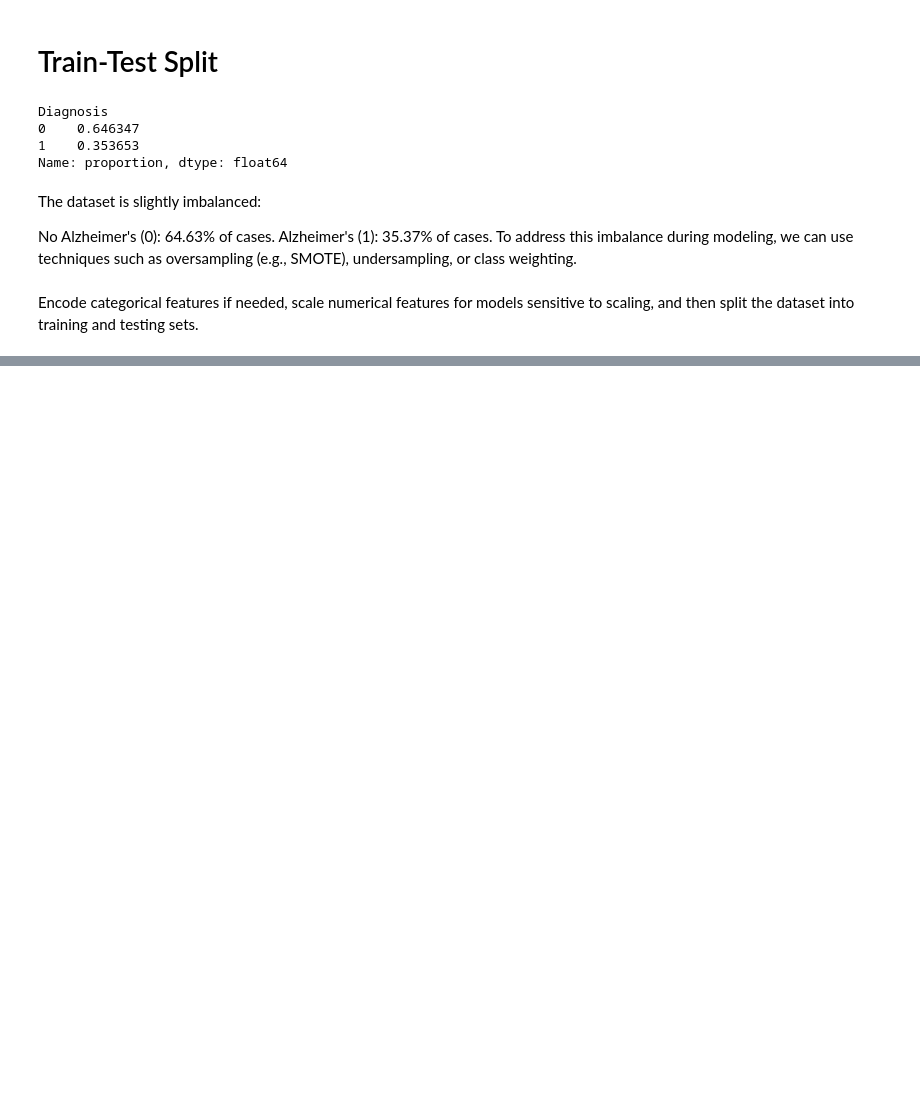
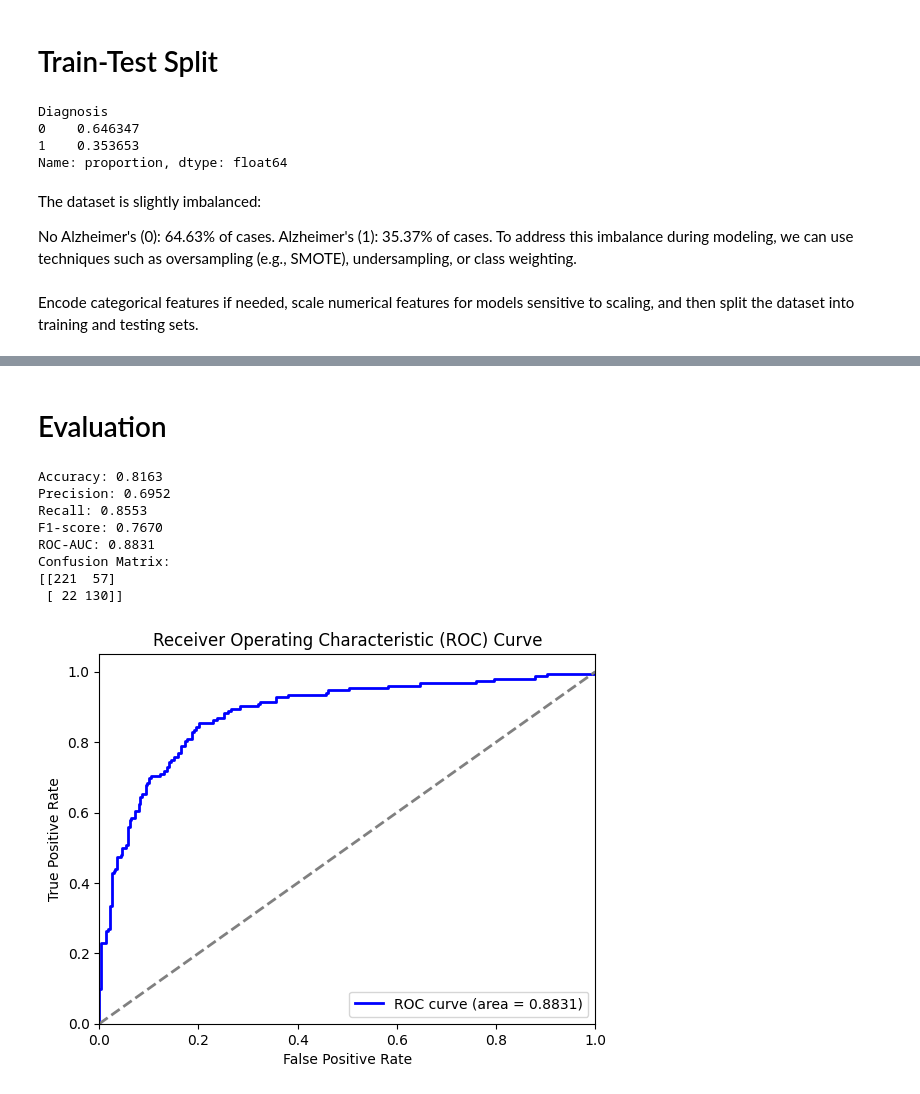
Before and after one commit to Kaniii21/Classification-of-Alzheimer-s-Disease, a Jupyter notebook: notebooks/main.ipynb, the cells around one changed output, grey strips where cells are left out. Drawn from its saved outputs; the diff is of its cells as text; code cells hidden in the pictures; blank space fills up the shorter version.

```diff
--- a/notebooks/main.ipynb
+++ b/notebooks/main.ipynb
@@ -109,0 +127,19 @@ Note: you may need to restart the kernel to use updated packages.
+# %%
+from sklearn.linear_model import LogisticRegression
+from sklearn.metrics import classification_report, confusion_matrix, accuracy_score
+
+# Initialize and train Logistic Regression model
+log_reg_model = LogisticRegression(random_state=42, class_weight='balanced')
+log_reg_model.fit(X_train_scaled, y_train)
+
+# Predict on the test set
+y_pred = log_reg_model.predict(X_test_scaled)
+
+# Evaluate the model
+log_reg_accuracy = accuracy_score(y_test, y_pred)
+log_reg_classification_report = classification_report(y_test, y_pred)
+log_reg_confusion_matrix = confusion_matrix(y_test, y_pred)
+
+print("Logistic Regression Accuracy:", log_reg_accuracy)
+print("\nClassification Report:\n", log_reg_classification_report)
+print("\nConfusion Matrix:\n", log_reg_confusion_matrix)
@@ -109,0 +283,52 @@ Note: you may need to restart the kernel to use updated packages.
+# %% [markdown]
+# Evaluation
+# %%
+from sklearn.metrics import accuracy_score, precision_score, recall_score, f1_score, roc_auc_score, roc_curve, confusion_matrix
+
+# Assuming you have predictions and actual labels
+y_pred = log_reg_model.predict(X_test_scaled)
+y_proba = log_reg_model.predict_proba(X_test_scaled)[:, 1]
+
+# Calculate evaluation metrics
+accuracy = accuracy_score(y_test, y_pred)
+precision = precision_score(y_test, y_pred)
+recall = recall_score(y_test, y_pred)
+f1 = f1_score(y_test, y_pred)
+roc_auc = roc_auc_score(y_test, y_proba)
+
+# Print evaluation metrics
+print(f'Accuracy: {accuracy:.4f}')
+print(f'Precision: {precision:.4f}')
+print(f'Recall: {recall:.4f}')
+print(f'F1-score: {f1:.4f}')
+print(f'ROC-AUC: {roc_auc:.4f}')
+
+# Confusion Matrix
+conf_matrix = confusion_matrix(y_test, y_pred)
+print('Confusion Matrix:')
+print(conf_matrix)
+
+# Plot ROC Curve
+import matplotlib.pyplot as plt
+
+fpr, tpr, _ = roc_curve(y_test, y_proba)
+plt.figure()
+plt.plot(fpr, tpr, color='blue', lw=2, label='ROC curve (area = %0.4f)' % roc_auc)
+plt.plot([0, 1], [0, 1], color='grey', lw=2, linestyle='--')
+plt.xlim([0.0, 1.0])
+plt.ylim([0.0, 1.05])
+plt.xlabel('False Positive Rate')
+plt.ylabel('True Positive Rate')
+plt.title('Receiver Operating Characteristic (ROC) Curve')
+plt.legend(loc="lower right")
+plt.show()
+# %% [output]
+Accuracy: 0.8163
+Precision: 0.6952
+Recall: 0.8553
+F1-score: 0.7670
+ROC-AUC: 0.8831
+Confusion Matrix:
+[[221  57]
+ [ 22 130]]
+[figure, added]
```
Also changed, not shown: parts of 17 cells of this notebook.
